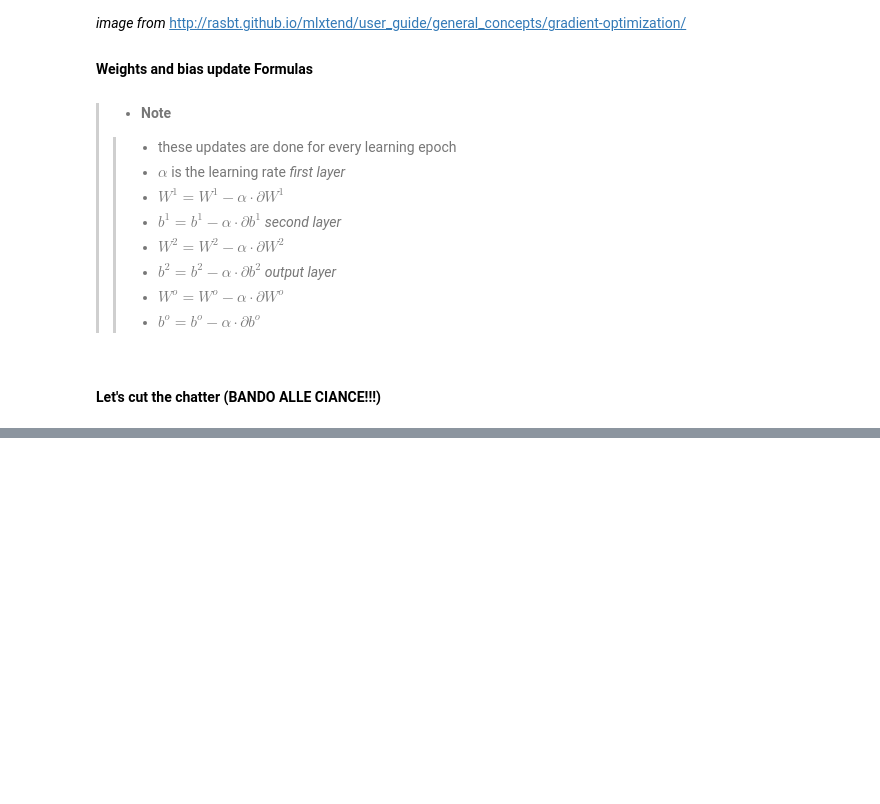
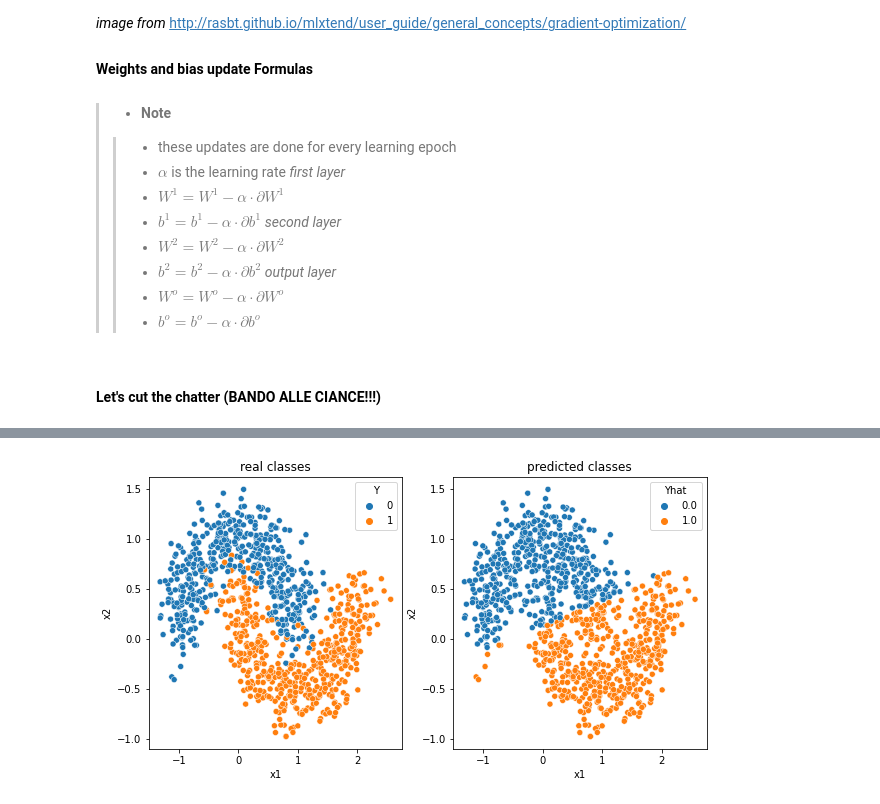
Before and after one commit to PierD86/numpy-neural-network, a Jupyter notebook: ANN.ipynb, the cells around one changed output, grey strips where cells are left out. Drawn from its saved outputs; the diff is of its cells as text; code cells hidden in the pictures; blank space fills up the shorter version.

```diff
--- a/ANN.ipynb
+++ b/ANN.ipynb
@@ -244,0 +262,10 @@ final accuracy -->  1.0
+# %%
+#plot results
+df['Yhat'] = Yhat
+fig, ax = plt.subplots(1,2, figsize=(10,5))
+sns.scatterplot(data=df, x='x1',y='x2', hue='Y', ax=ax[0])
+ax[0].set_title('real classes')
+sns.scatterplot(data=df, x='x1',y='x2', hue='Yhat', ax=ax[1]);
+ax[1].set_title('predicted classes');
+# %% [output]
+[figure, added]
```
Also changed, not shown: parts of 9 cells of this notebook, 1 other file.
